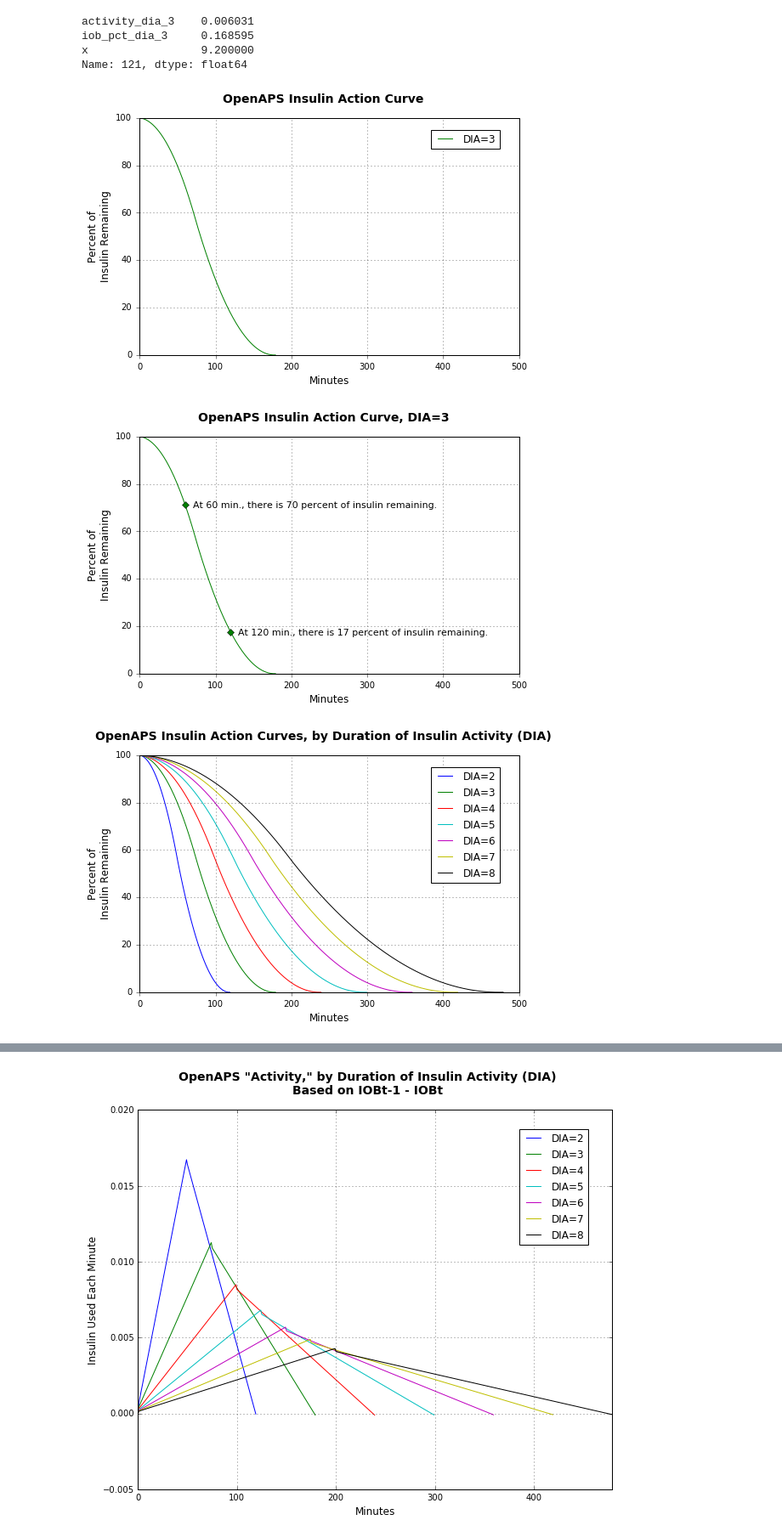
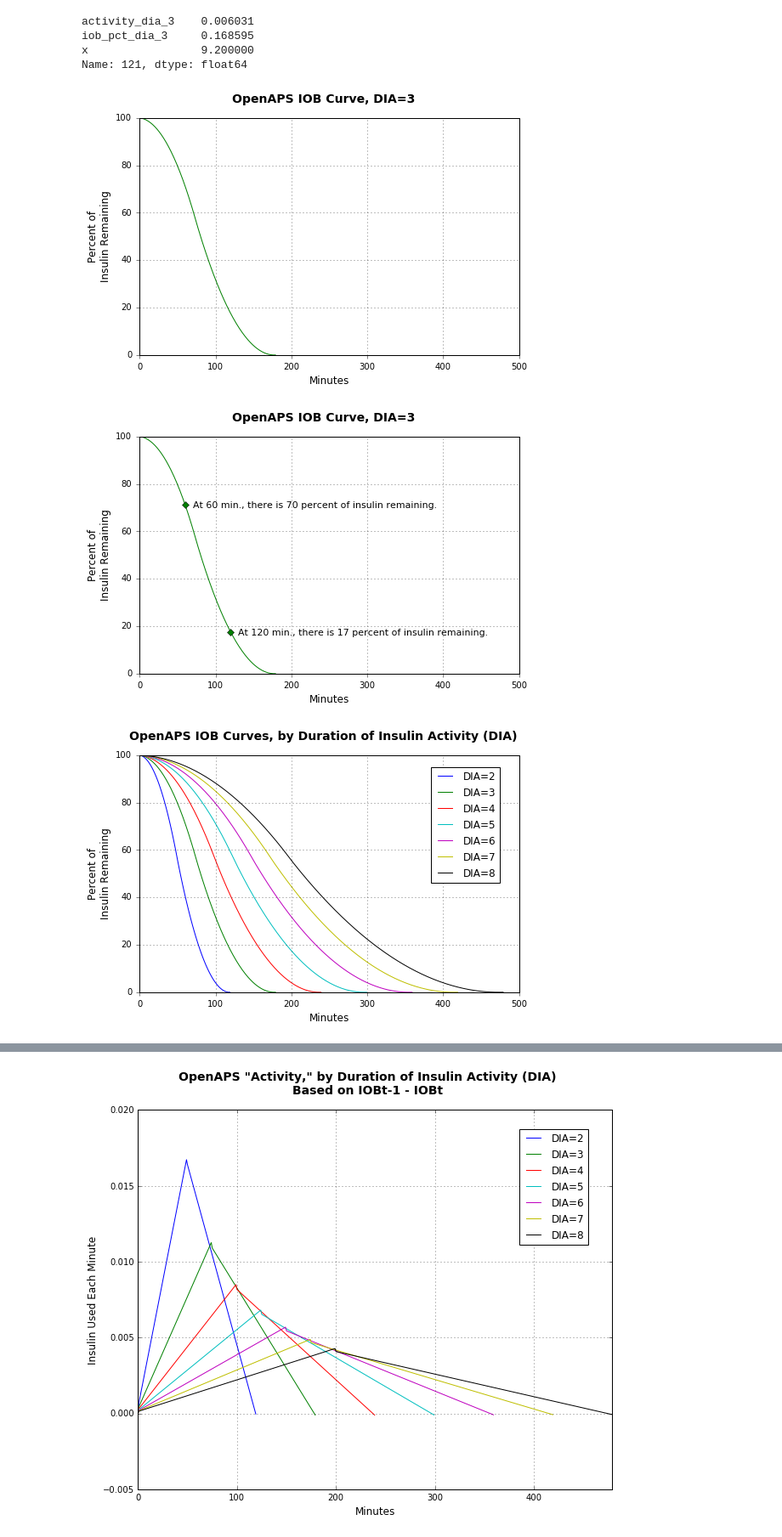
Before and after one commit to Nightscou2018/Replicate-OpenAPS-IOB-calcs, a Jupyter notebook: OpenAPS_iob_calculations.ipynb, the cells around one changed output, grey strips where cells are left out. Shown: that part at 85% size. Cells and saved outputs as stored; diff of their text form; code cells hidden in the pictures.

```diff
--- a/OpenAPS_iob_calculations.ipynb
+++ b/OpenAPS_iob_calculations.ipynb
@@ -142,15 +142,14 @@ plt.figure(figsize=(8, 5))
 
 plt.ylabel('Percent of\nInsulin Remaining', fontsize=12)
 plt.xlabel('Minutes', fontsize=12)
-plt.suptitle('OpenAPS Insulin Action Curve', fontsize=14, fontweight='bold')
+plt.suptitle('OpenAPS IOB Curve, DIA=3', fontsize=14, fontweight='bold')
 
 iob_pct_3 = dict_of_dfs_by_dia[3]['iob_pct_dia_3'] * 100
 iob_pct_3.plot(kind='line', label='DIA=3', color='g').grid(True)
 
 plt.tick_params(axis='both', top='off', right='off', direction='out', pad=5)
 
-plt.legend(bbox_to_anchor=(0.95, 0.95), loc=1, borderaxespad=0.)
-
+#plt.legend(bbox_to_anchor=(0.95, 0.95), loc=1, borderaxespad=0.)
 #plt.savefig('OpenAPS_insulin_action_curves_dia_3.png', format='png', dpi=600)
 
 plt.xlim([0,500])
@@ -158,13 +157,13 @@ plt.ylim([0,100])
 
 plt.show()
 # %% [output]
-[figure, old version]
+[figure, new version]
 # %%
 plt.figure(figsize=(8, 5))
 
 plt.ylabel('Percent of\nInsulin Remaining', fontsize=12)
 plt.xlabel('Minutes', fontsize=12)
-plt.suptitle('OpenAPS Insulin Action Curve, DIA=3', fontsize=14, fontweight='bold')
+plt.suptitle('OpenAPS IOB Curve, DIA=3', fontsize=14, fontweight='bold')
 
 iob_pct_3 = dict_of_dfs_by_dia[3]['iob_pct_dia_3'] * 100
 markers = [60, 120]
@@ -177,35 +176,35 @@ plt.tick_params(axis='both', top='off', right='off', direction='out', pad=5)
 
 #plt.legend(bbox_to_anchor=(0.95, 0.95), loc=1, borderaxespad=0.)
 
-plt.savefig('OpenAPS_insulin_action_curves_dia_3.png', format='png', dpi=600)
-
 plt.xlim([0,500])
 plt.ylim([0,100])
 
+plt.savefig('OpenAPS_iob_curves_dia_3.png', format='png', dpi=600)
+
 plt.show()
 # %% [output]
-[figure, old version]
+[figure, new version]
 # %%
 # Now plot the curves
 plt.figure(figsize=(8, 5))
 
 plt.ylabel('Percent of\nInsulin Remaining', fontsize=12)
 plt.xlabel('Minutes', fontsize=12)
-plt.suptitle('OpenAPS Insulin Action Curves, by Duration of Insulin Activity (DIA)', fontsize=14, fontweight='bold')
+plt.suptitle('OpenAPS IOB Curves, by Duration of Insulin Activity (DIA)', fontsize=14, fontweight='bold')
 
 for dia in range(2,9):
     dia_str = str(dia)
     (dict_of_dfs_by_dia[dia]['iob_pct_dia_' + dia_str]*100).plot(kind='line', label='DIA=' + dia_str).grid(True)
 
 plt.tick_params(axis='both', top='off', right='off', direction='out', pad=5)
 
 plt.legend(bbox_to_anchor=(0.95, 0.95), loc=1, borderaxespad=0.)
 
 plt.xlim([0,500])
 plt.ylim([0,100])
 
-plt.savefig('OpenAPS_insulin_action_curves_by_dia.png', format='png', dpi=600)
+plt.savefig('OpenAPS_iob_curves_by_dia_2_8.png', format='png', dpi=600)
 
 plt.show()
 # %% [output]
-[figure, old version]
+[figure, new version]
```
Also changed, not shown: parts of 3 cells of this notebook, 3 other files.
